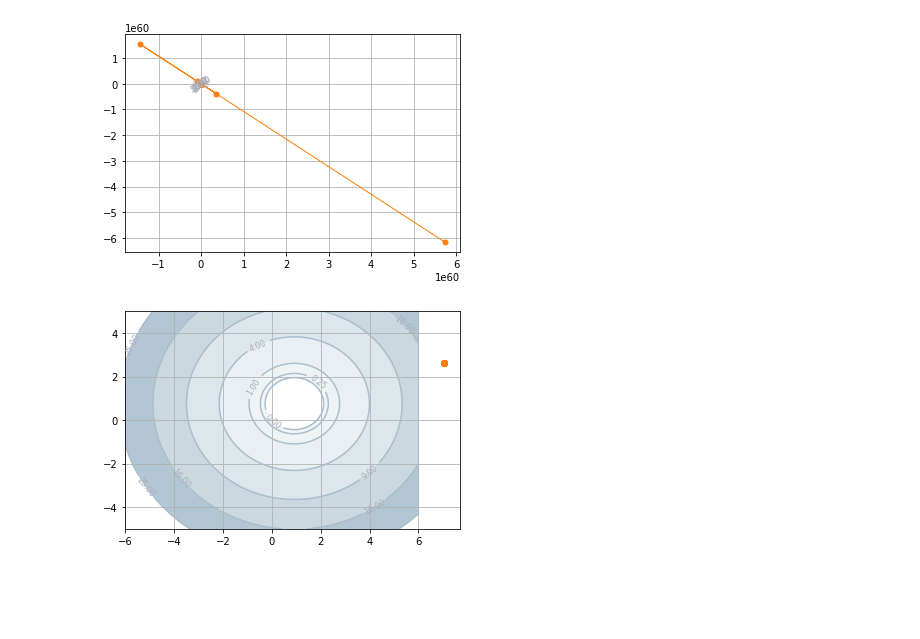
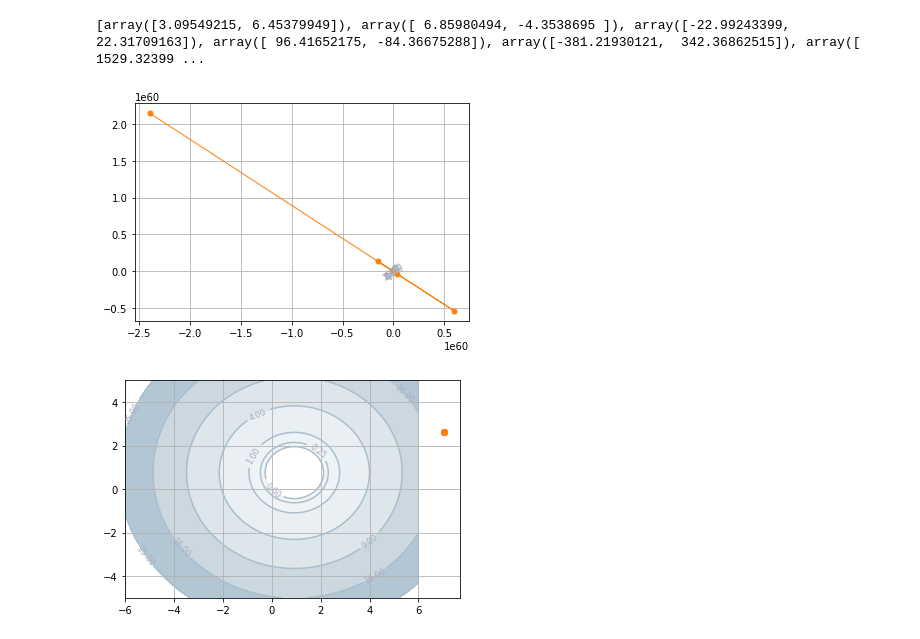
Before and after one commit to Alexeiyaganov/made_mo_ml, a Jupyter notebook: hw2/experiments.ipynb, the cells around one changed output. Saved outputs shown, nothing was run; the diff lists cells and outputs as text; code cells hidden in the pictures; blank space fills up the shorter version.

```diff
--- a/hw2/experiments.ipynb
+++ b/hw2/experiments.ipynb
@@ -20,11 +20,15 @@ gd = methods.GradientDescent(qoracle, np.random.random(2)*10,
                              line_search_options=methods.LineSearchTool('Constant'))
 # %%
 hist = gd.run()
+# %%
+print(hist[1]['x'])
+# %% [output]
+[array([3.09549215, 6.45379949]), array([ 6.85980494, -4.3538695 ]), array([-22.99243399,  22.31709163]), array([ 96.41652175, -84.36675288]), array([-381.21930121,  342.36862515]), array([ 1529.32399 ...
 # %%
 plot_levels(qoracle.func)
-plot_trajectory(qoracle.func, hist['x'])
+plot_trajectory(qoracle.func, hist[1]['x'])
 # %% [output]
-[figure, old version]
+[figure, new version]
 # %%
 qoracle = make_quad_func(1)
 gd = methods.GradientDescent(qoracle, np.random.random(2)*10,
```
Also changed, not shown: 2 other files.
